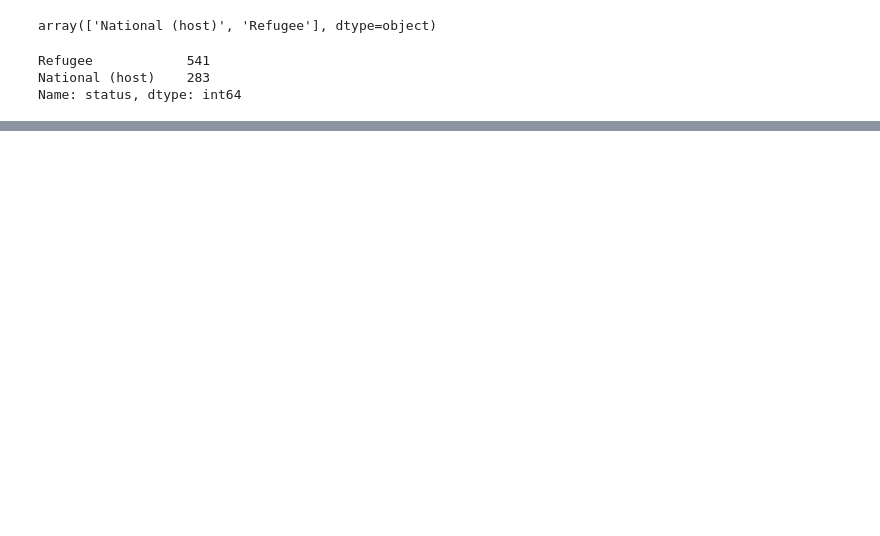
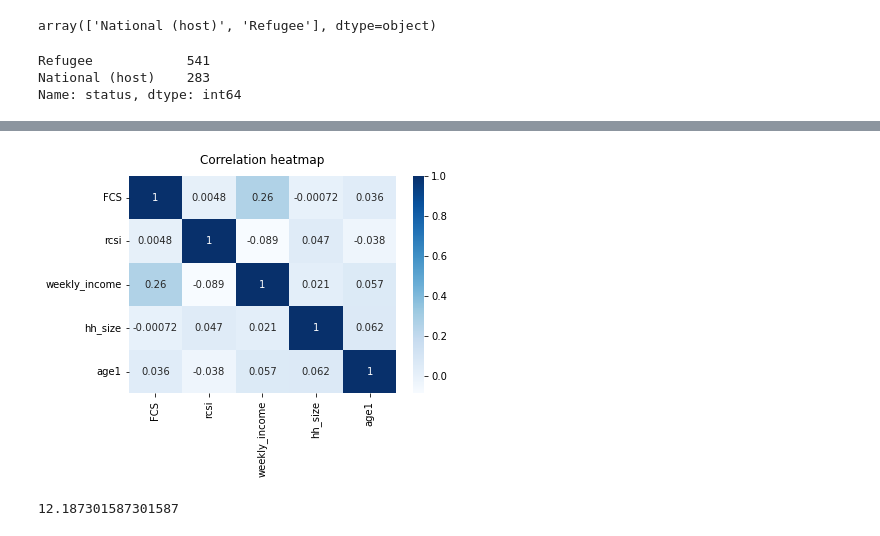
Before and after one commit to naeljb/uthabiti, a Jupyter notebook: Uthabity_MachineLearning.ipynb, the cells around one changed output, grey strips where cells are left out. Saved outputs shown, nothing was run; the diff lists cells and outputs as text; code cells hidden in the pictures; blank space fills up the shorter version.

```diff
--- a/Uthabity_MachineLearning.ipynb
+++ b/Uthabity_MachineLearning.ipynb
@@ -4,6 +6,6 @@ import numpy as np
 # %%
 # providing the dataset path
-data1 = "https://raw.githubusercontent.com/naeljb/uthabiti/main/baseline_dataset.csv?token=GHSAT0AAAAAAB45INMQP4UL7MEPA2CSLJFEY73I2MA"
+data1 = "C:/Users/Nael/Desktop/Uganda/Uganda Uthabiti_baseline/ML/baseline_dataset.csv"
 # reading the csv file and named as df
 df = pd.read_csv(data1, encoding='latin-1')
 # %%
@@ -15,7 +17,7 @@ columns_names = list(df.columns)
 # %% [markdown]
 ##  1) Household size
 # %%
-hh_size = df['m total'] + df['f total']
+df["hh_size"] = df['m total'] + df['f total']
 # %% [markdown]
  ## 2)  Gendered household type
 # %%
@@ -208,0 +213,7 @@ rcsi_mean
+# %%
+# Creation of a column for weekly income
+df['weekly_income'] = np.where((df['regularly_income1'] == 'Monthly') , df['earning_income1']/4,
+                       np.where((df['regularly_income1'] == 'Daily') , df['earning_income1']*7,
+                        np.where((df['regularly_income1'] == 'Seasonally') , df['earning_income1']/8,
+                         np.where((df['regularly_income1'] == 'Seasonally') , df['earning_income1']/12,
+                          df["earning_income1"]))))
@@ -208,0 +234,4 @@ rcsi_mean
+# %%
+df['age1'] = np.where((df['age'] == '18-29 years') , 1,
+                       np.where((df['age'] == '30-39 years') , 2,
+                        np.where((df['age'] == '40-49 years') , 3, 4)))
@@ -223,0 +278,12 @@ I'm introducing this line for testing sync with Github
+# %%
+heatmap= sns.heatmap(refugee_df[['FCS','rcsi','weekly_income','hh_size', 'age1']].corr(),cmap = 'Blues', annot = True)
+heatmap.set_title('Correlation heatmap', pad =12)
+plt.show()
+# %% [output]
+[figure, added]
+# %%
+FM = refugee_df[refugee_df['gender_HH_type'] == 'F&M']
+mean_rcsi_FM = FM['rcsi'].mean()
+mean_rcsi_FM
+# %% [output]
+12.187301587301587
```
Also changed, not shown: parts of 17 cells of this notebook.
